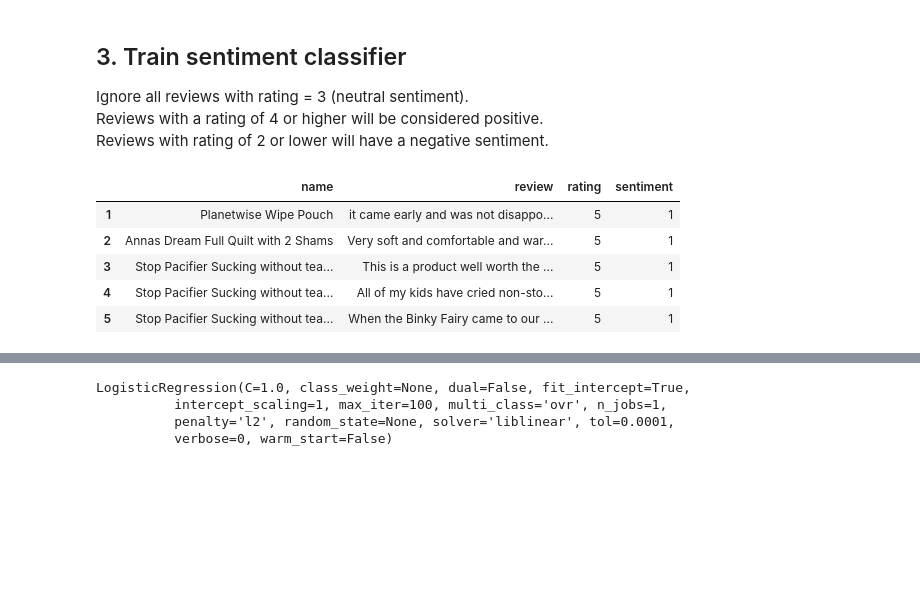
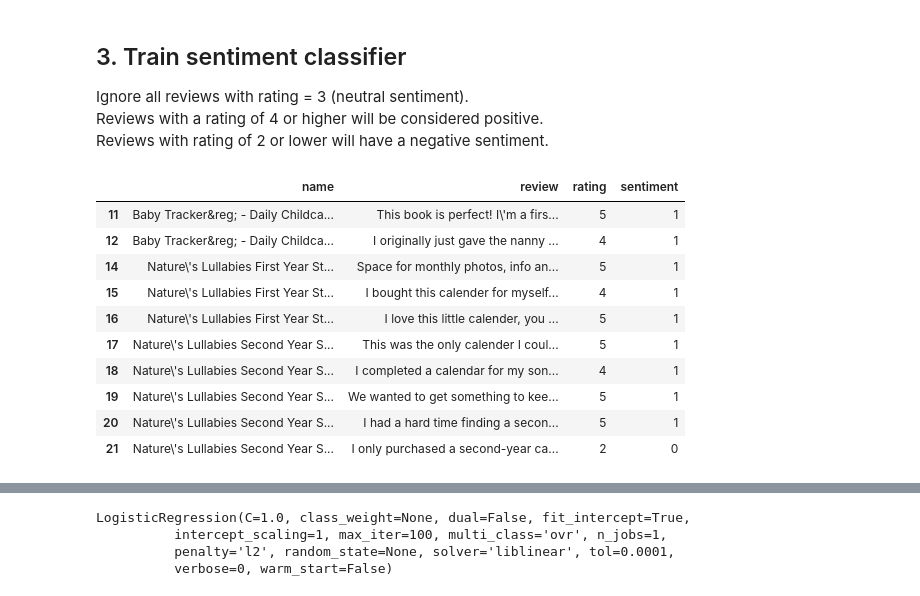
Before and after one commit to yanfei-wu/Product-Sentiment, a Jupyter notebook: Product Sentiment Project.ipynb, the cells around one changed output, grey strips where cells are left out. Cells and saved outputs as stored; diff of their text form; code cells hidden in the pictures; blank space fills up the shorter version.

```diff
--- a/Product Sentiment Project.ipynb
+++ b/Product Sentiment Project.ipynb
@@ -131,9 +132,14 @@ review['sentiment'] = (review['rating'] <= 2) + 1
-# %%
-review.head()
-# %% [output]
-|  | name | review | rating | sentiment |
-| 1 | Planetwise Wipe Pouch | it came early and was not disappo... | 5 | 1 |
-| 2 | Annas Dream Full Quilt with 2 Shams | Very soft and comfortable and war... | 5 | 1 |
-| 3 | Stop Pacifier Sucking without tea... | This is a product well worth the ... | 5 | 1 |
-| 4 | Stop Pacifier Sucking without tea... | All of my kids have cried non-sto... | 5 | 1 |
-| 5 | Stop Pacifier Sucking without tea... | When the Binky Fairy came to our ... | 5 | 1 |
+# %%
+review[10:20]
+# %% [output]
+|  | name | review | rating | sentiment |
+| 11 | Baby Tracker&reg; - Daily Childca... | This book is perfect! I\'m a firs... | 5 | 1 |
+| 12 | Baby Tracker&reg; - Daily Childca... | I originally just gave the nanny ... | 4 | 1 |
+| 14 | Nature\'s Lullabies First Year St... | Space for monthly photos, info an... | 5 | 1 |
+| 15 | Nature\'s Lullabies First Year St... | I bought this calender for myself... | 4 | 1 |
+| 16 | Nature\'s Lullabies First Year St... | I love this little calender, you ... | 5 | 1 |
+| 17 | Nature\'s Lullabies Second Year S... | This was the only calender I coul... | 5 | 1 |
+| 18 | Nature\'s Lullabies Second Year S... | I completed a calendar for my son... | 4 | 1 |
+| 19 | Nature\'s Lullabies Second Year S... | We wanted to get something to kee... | 5 | 1 |
+| 20 | Nature\'s Lullabies Second Year S... | I had a hard time finding a secon... | 5 | 1 |
+| 21 | Nature\'s Lullabies Second Year S... | I only purchased a second-year ca... | 2 | 0 |
```
Also changed, not shown: parts of 59 cells of this notebook.
